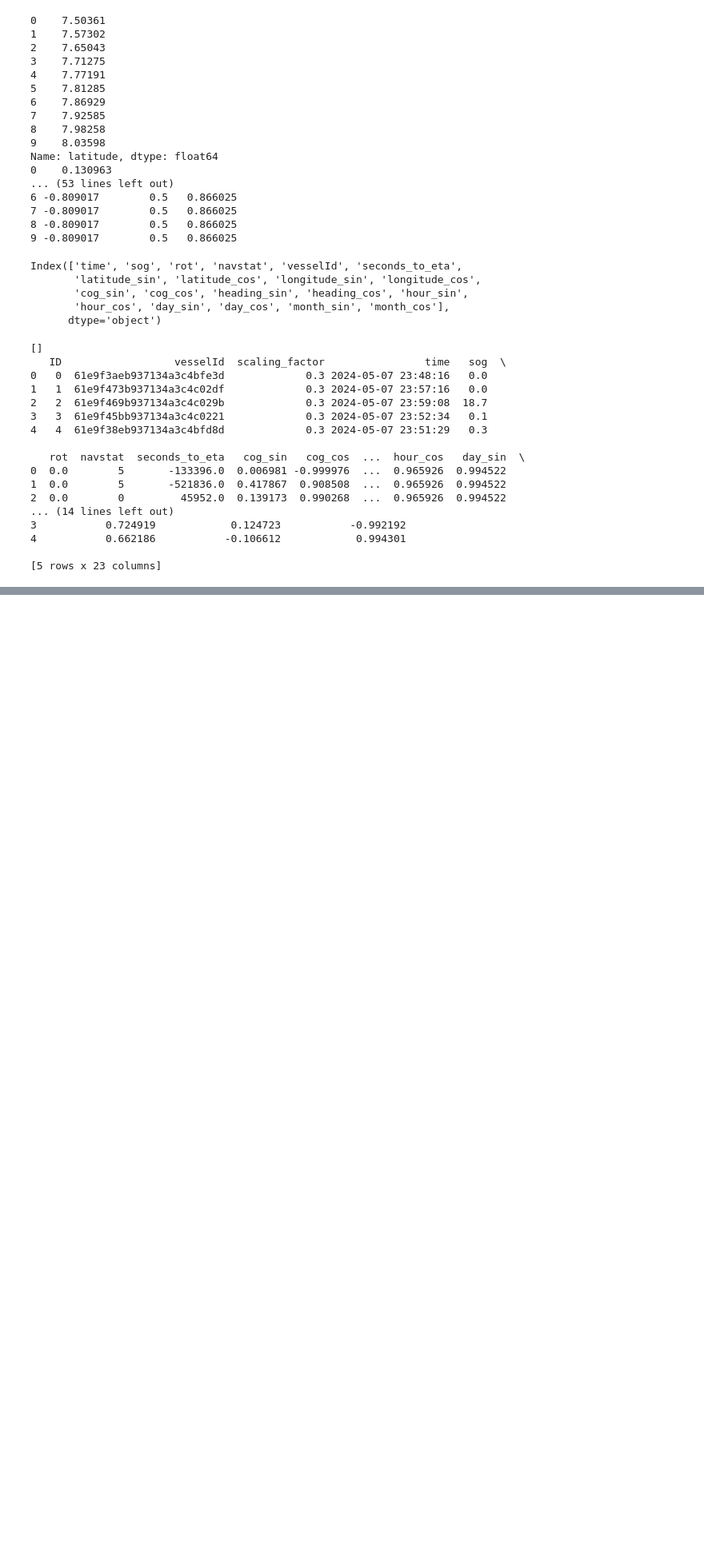
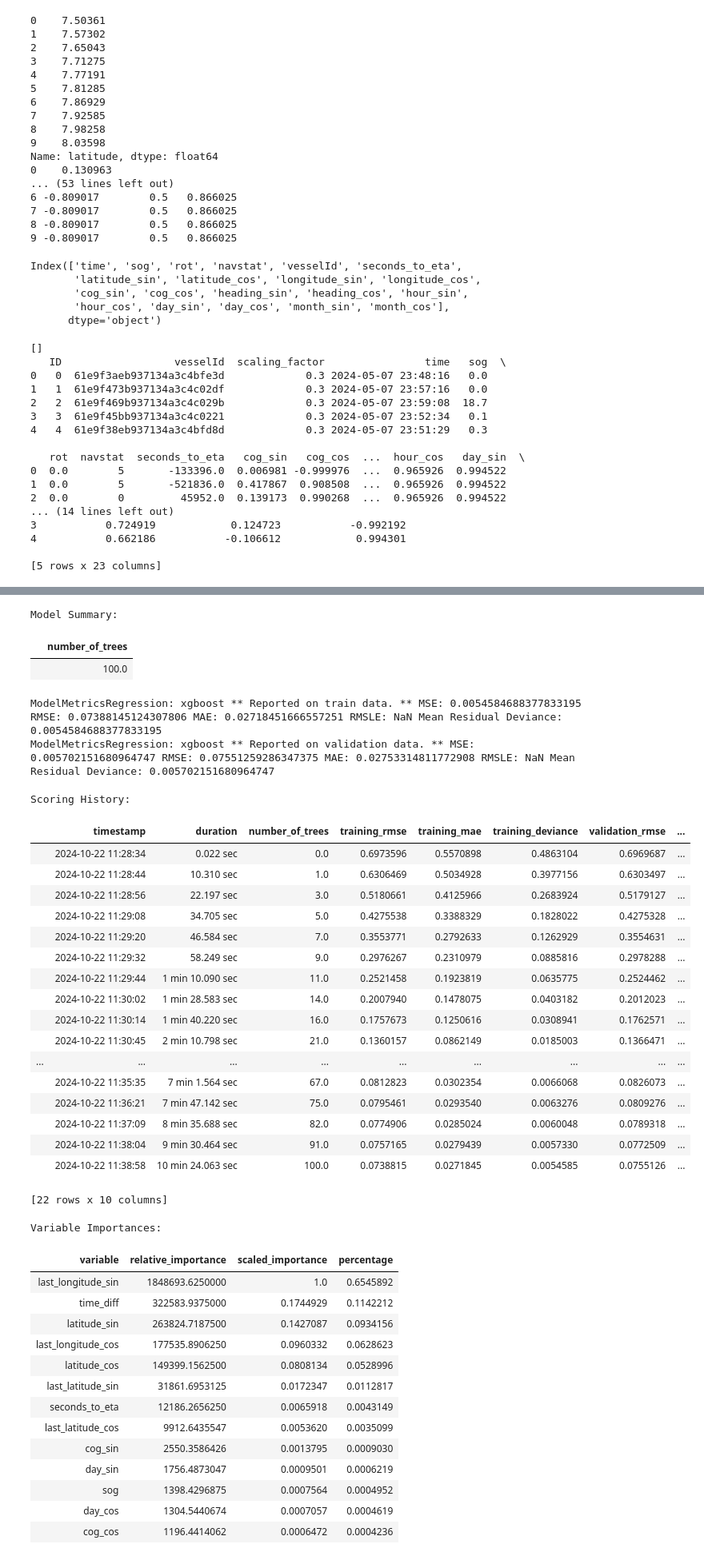
Before and after one commit to iverri/ML-Group-Project, a Jupyter notebook: src/pipeline_kris.ipynb, the cells around one changed output, grey strips where cells are left out. Shown: that part at 80% size. Drawn from its saved outputs; the diff is of its cells as text; code cells hidden in the pictures; blank space fills up the shorter version.

```diff
--- a/src/pipeline_kris.ipynb
+++ b/src/pipeline_kris.ipynb
@@ -515,6 +603,6 @@ gbm_long_sin.train(
     x=features_long,
     y=target_long_sin,
     training_frame=train_data_shifted_without_validation,
-    validation_frame= validation_data_shifted
-
+    validation_frame=validation_data_shifted,
 )
+# %% [output]
@@ -520,0 +611,39 @@ gbm_long_sin.train(
+Model Summary:
+|  | number_of_trees |
+|  | 100.0 |
+ModelMetricsRegression: xgboost ** Reported on train data. ** MSE: 0.0054584688377833195 RMSE: 0.07388145124307806 MAE: 0.02718451666557251 RMSLE: NaN Mean Residual Deviance: 0.0054584688377833195
+ModelMetricsRegression: xgboost ** Reported on validation data. ** MSE: 0.005702151680964747 RMSE: 0.07551259286347375 MAE: 0.02753314811772908 RMSLE: NaN Mean Residual Deviance: 0.005702151680964747
+Scoring History:
+|  | timestamp | duration | number_of_trees | training_rmse | training_mae | training_deviance | validation_rmse | ... |
+|  | 2024-10-22 11:28:34 | 0.022 sec | 0.0 | 0.6973596 | 0.5570898 | 0.4863104 | 0.6969687 | ... |
+|  | 2024-10-22 11:28:44 | 10.310 sec | 1.0 | 0.6306469 | 0.5034928 | 0.3977156 | 0.6303497 | ... |
+|  | 2024-10-22 11:28:56 | 22.197 sec | 3.0 | 0.5180661 | 0.4125966 | 0.2683924 | 0.5179127 | ... |
+|  | 2024-10-22 11:29:08 | 34.705 sec | 5.0 | 0.4275538 | 0.3388329 | 0.1828022 | 0.4275328 | ... |
+|  | 2024-10-22 11:29:20 | 46.584 sec | 7.0 | 0.3553771 | 0.2792633 | 0.1262929 | 0.3554631 | ... |
+|  | 2024-10-22 11:29:32 | 58.249 sec | 9.0 | 0.2976267 | 0.2310979 | 0.0885816 | 0.2978288 | ... |
+|  | 2024-10-22 11:29:44 | 1 min 10.090 sec | 11.0 | 0.2521458 | 0.1923819 | 0.0635775 | 0.2524462 | ... |
+|  | 2024-10-22 11:30:02 | 1 min 28.583 sec | 14.0 | 0.2007940 | 0.1478075 | 0.0403182 | 0.2012023 | ... |
+|  | 2024-10-22 11:30:14 | 1 min 40.220 sec | 16.0 | 0.1757673 | 0.1250616 | 0.0308941 | 0.1762571 | ... |
+|  | 2024-10-22 11:30:45 | 2 min 10.798 sec | 21.0 | 0.1360157 | 0.0862149 | 0.0185003 | 0.1366471 | ... |
+| ... | ... | ... | ... | ... | ... | ... | ... | ... |
+|  | 2024-10-22 11:35:35 | 7 min 1.564 sec | 67.0 | 0.0812823 | 0.0302354 | 0.0066068 | 0.0826073 | ... |
+|  | 2024-10-22 11:36:21 | 7 min 47.142 sec | 75.0 | 0.0795461 | 0.0293540 | 0.0063276 | 0.0809276 | ... |
+|  | 2024-10-22 11:37:09 | 8 min 35.688 sec | 82.0 | 0.0774906 | 0.0285024 | 0.0060048 | 0.0789318 | ... |
+|  | 2024-10-22 11:38:04 | 9 min 30.464 sec | 91.0 | 0.0757165 | 0.0279439 | 0.0057330 | 0.0772509 | ... |
+|  | 2024-10-22 11:38:58 | 10 min 24.063 sec | 100.0 | 0.0738815 | 0.0271845 | 0.0054585 | 0.0755126 | ... |
+[22 rows x 10 columns]
+Variable Importances:
+| variable | relative_importance | scaled_importance | percentage |
+| last_longitude_sin | 1848693.6250000 | 1.0 | 0.6545892 |
+| time_diff | 322583.9375000 | 0.1744929 | 0.1142212 |
+| latitude_sin | 263824.7187500 | 0.1427087 | 0.0934156 |
+| last_longitude_cos | 177535.8906250 | 0.0960332 | 0.0628623 |
+| latitude_cos | 149399.1562500 | 0.0808134 | 0.0528996 |
+| last_latitude_sin | 31861.6953125 | 0.0172347 | 0.0112817 |
+| seconds_to_eta | 12186.2656250 | 0.0065918 | 0.0043149 |
+| last_latitude_cos | 9912.6435547 | 0.0053620 | 0.0035099 |
+| cog_sin | 2550.3586426 | 0.0013795 | 0.0009030 |
+| day_sin | 1756.4873047 | 0.0009501 | 0.0006219 |
+| sog | 1398.4296875 | 0.0007564 | 0.0004952 |
+| day_cos | 1304.5440674 | 0.0007057 | 0.0004619 |
+| cog_cos | 1196.4414062 | 0.0006472 | 0.0004236 |
```
Also changed, not shown: parts of 17 cells of this notebook.
